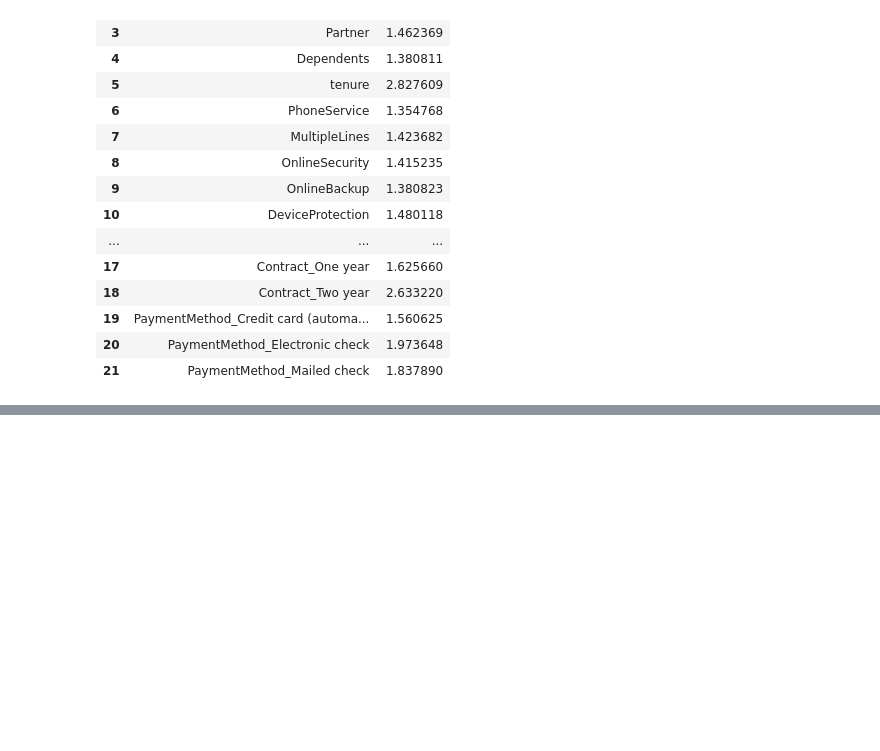
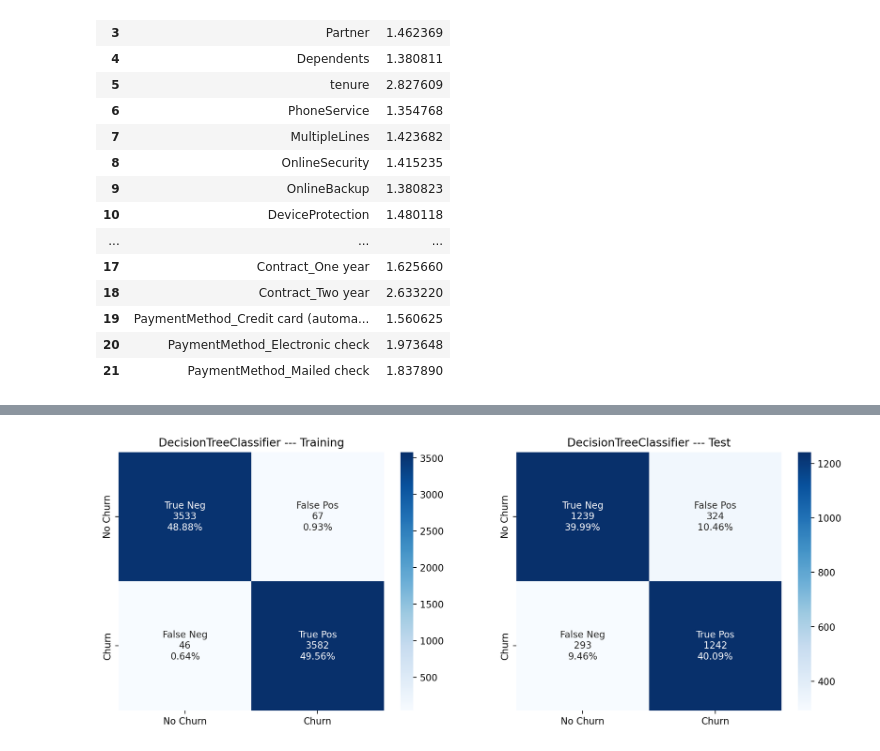
Before and after one commit to rasyidsulaeman/Exploratory-Data-Analysis, a Jupyter notebook: Telco Customer Churn/ML Telcom Churn Model.ipynb, the cells around one changed output, grey strips where cells are left out. Drawn from its saved outputs; the diff is of its cells as text; code cells hidden in the pictures; blank space fills up the shorter version.

```diff
--- a/Telco Customer Churn/ML Telcom Churn Model.ipynb
+++ b/Telco Customer Churn/ML Telcom Churn Model.ipynb
@@ -312,0 +345,5 @@ calculate_vif(feature)
+# %%
+from imblearn.over_sampling import SMOTE
+
+smote = SMOTE(random_state=42, k_neighbors=5)
+feature_resample, target_resample = smote.fit_resample(feature, target)
@@ -312,0 +412,33 @@ calculate_vif(feature)
+# %%
+def confusion_matrix_viz(model, X_train, X_test, y_train, y_test):
+
+    model_name = type(model).__name__
+
+    group_names = ['True Neg', 'False Pos', 'False Neg', 'True Pos']
+    categories = ['No Churn', 'Churn']
+
+    data_label = ['Training', 'Test']
+
+    X = [X_train, X_test]
+    y = [y_train, y_test]
+
+    fig, axs = plt.subplots(1, 2, figsize=(14,5))
+
+    for i, axes in enumerate(axs.flatten()):
+        y_pred = model.predict(X[i])
+        cm = confusion_matrix(y[i], y_pred)
+
+        group_counts = ['{0:0.0f}'.format(value) for value in cm.flatten()]
+        group_percentage = ['{0:.2%}'.format(value) for value in cm.flatten()/np.sum(cm)]
+
+        labels = [f"{v1}\n{v2}\n{v3}" for v1, v2, v3 in zip(group_names, group_counts, group_percentage)]
+        labels = np.asarray(labels).reshape(2,2)
+
+        plot = sns.heatmap(cm, annot=labels, fmt='',
+                           ax = axes, cmap='Blues', cbar = True,
+                           xticklabels = categories, yticklabels=categories)
+        plot.set(title = model_name + ' --- ' + data_label[i])
+# %%
+confusion_matrix_viz(tree, X_train, X_test, y_train, y_test)
+# %% [output]
+[figure, added]
```
Also changed, not shown: parts of 16 cells of this notebook, 3 other files.
